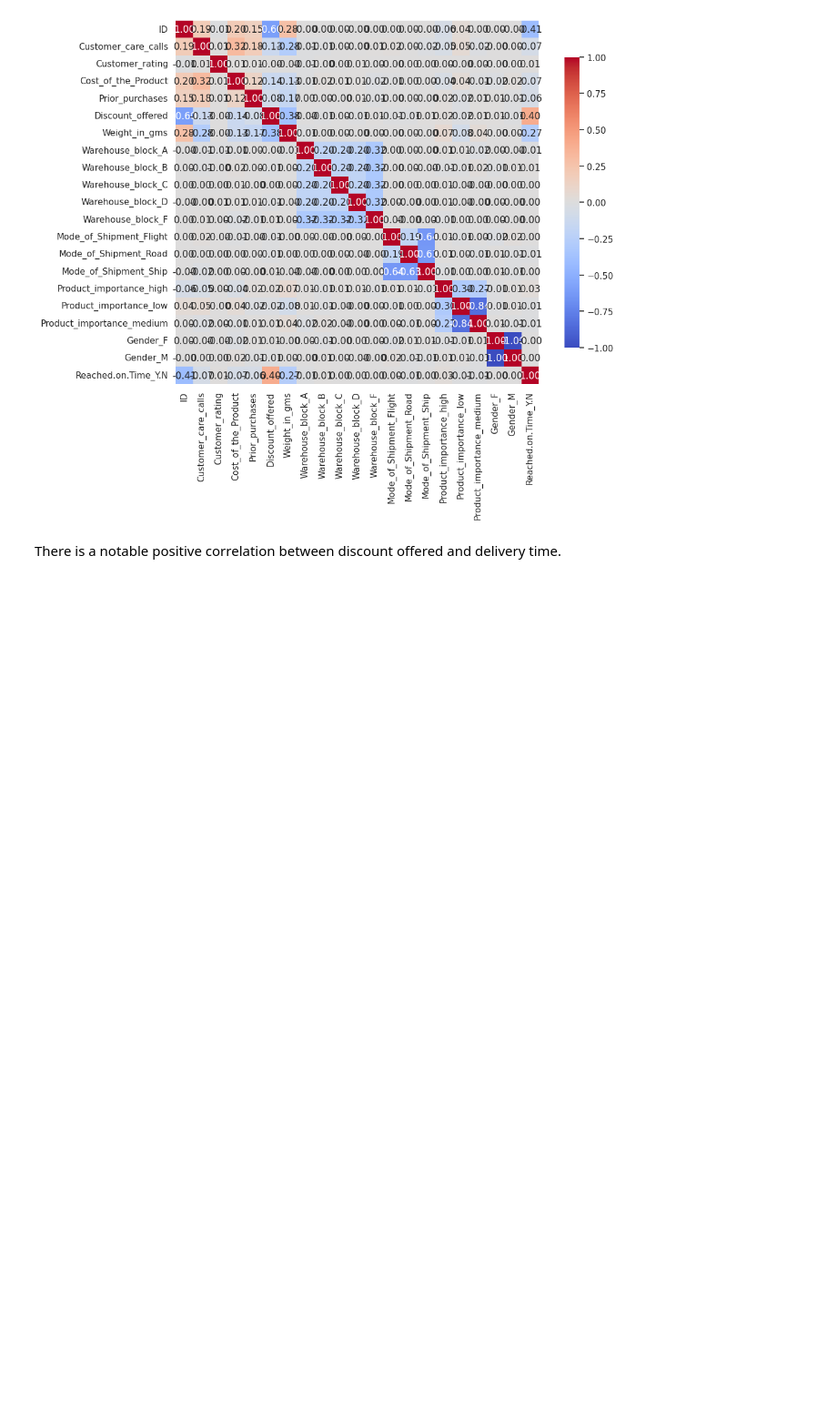
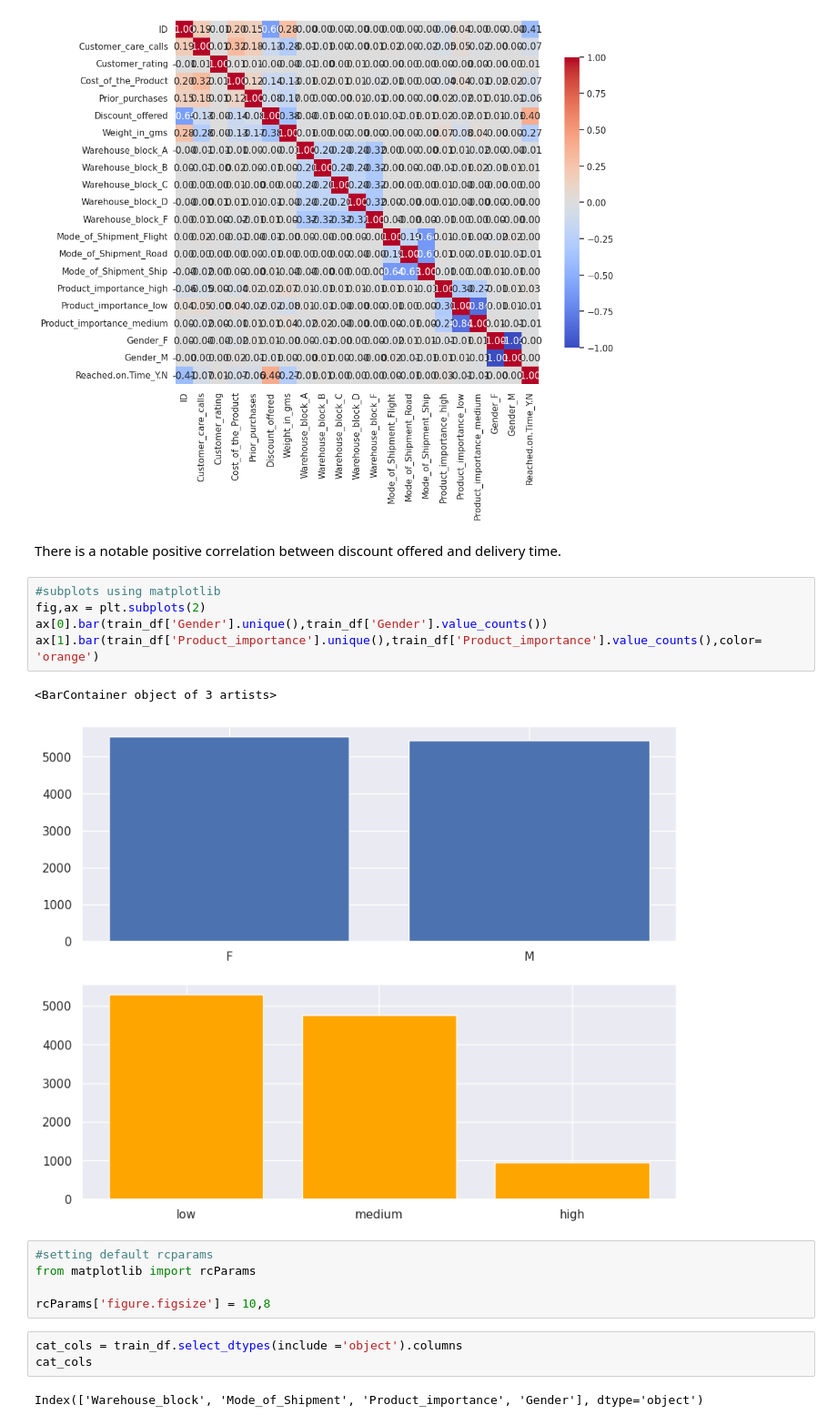
Before and after one commit to aswinpushkar11/ECommerce-Shipping-Data, a Jupyter notebook: classification.ipynb, the cells around one changed output. Shown at 91% size. Drawn from its saved outputs; the diff is of its cells as text; blank space fills up the shorter version.

Commit message:
subplots added

```diff
--- a/classification.ipynb
+++ b/classification.ipynb
@@ -317,3 +317,21 @@ sns.set_theme(rc={'figure.figsize':(30,20)})
 [figure]
 # %% [markdown]
 There is a notable positive correlation between discount offered and delivery time.
+# %%
+#subplots using matplotlib
+fig,ax = plt.subplots(2)
+ax[0].bar(train_df['Gender'].unique(),train_df['Gender'].value_counts())
+ax[1].bar(train_df['Product_importance'].unique(),train_df['Product_importance'].value_counts(),color= 'orange')
+# %% [output]
+<BarContainer object of 3 artists>
+[figure, added]
+# %%
+#setting default rcparams
+from matplotlib import rcParams
+
+rcParams['figure.figsize'] = 10,8
+# %%
+cat_cols = train_df.select_dtypes(include ='object').columns
+cat_cols
+# %% [output]
+Index(['Warehouse_block', 'Mode_of_Shipment', 'Product_importance', 'Gender'], dtype='object')
```
Also changed, not shown: parts of 2 cells of this notebook.
